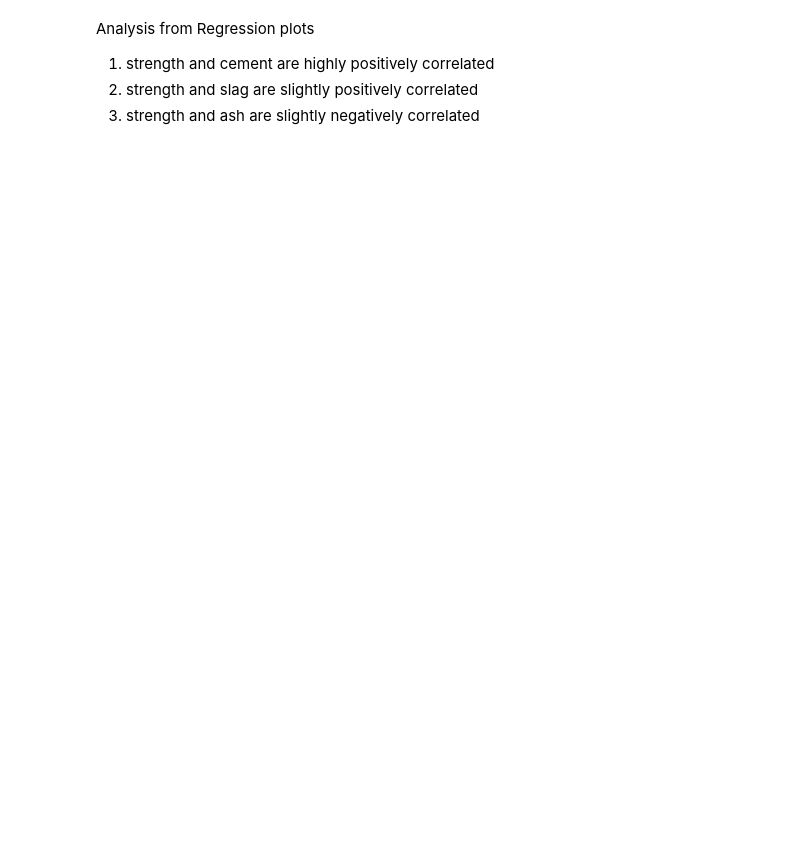
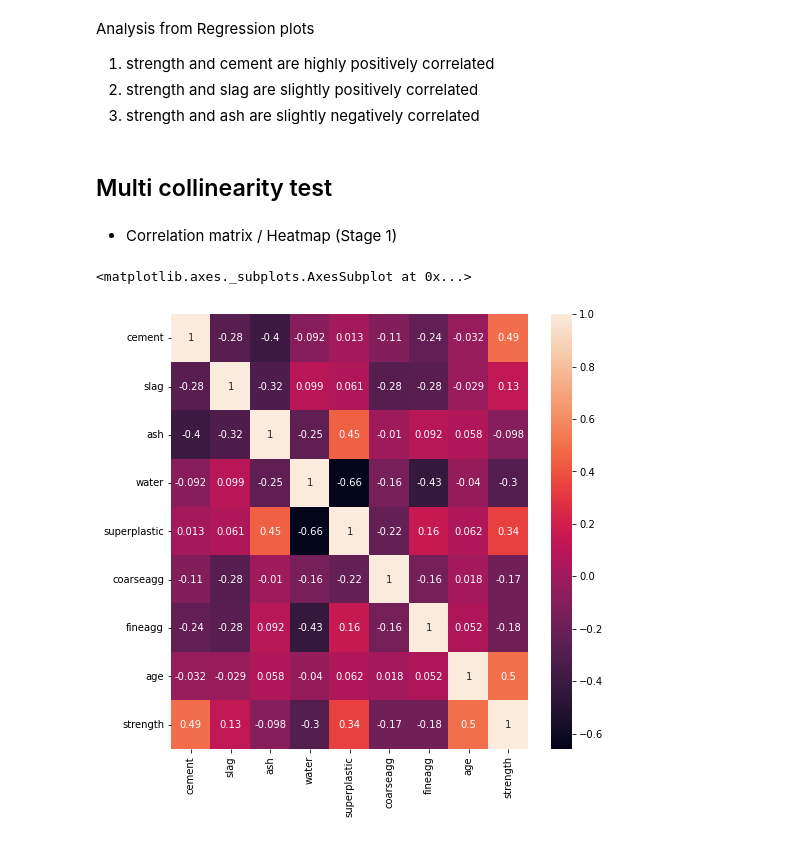
Before and after one commit to chaitanyaaditya/CapStone, a Jupyter notebook: CapStoneProject1.ipynb, the cells around one changed output. Cells and saved outputs as stored; diff of their text form; code cells hidden in the pictures; blank space fills up the shorter version.

```diff
--- a/CapStoneProject1.ipynb
+++ b/CapStoneProject1.ipynb
@@ -366,3 +347,14 @@ Analysis from Regression plots
 1. strength and cement are highly positively correlated
 2. strength and slag are slightly positively correlated
 3. strength and ash are slightly negatively correlated
+# %% [markdown]
+## Multi collinearity test
+# %% [markdown]
+- Correlation matrix / Heatmap (Stage 1)
+# %%
+corr = df.corr()
+df.ax = plt.subplots(figsize = (8,8))
+sns.heatmap(corr, annot=True)
+# %% [output]
+<matplotlib.axes._subplots.AxesSubplot at 0x...>
+[figure, added]
```
Also changed, not shown: parts of 18 cells of this notebook.
